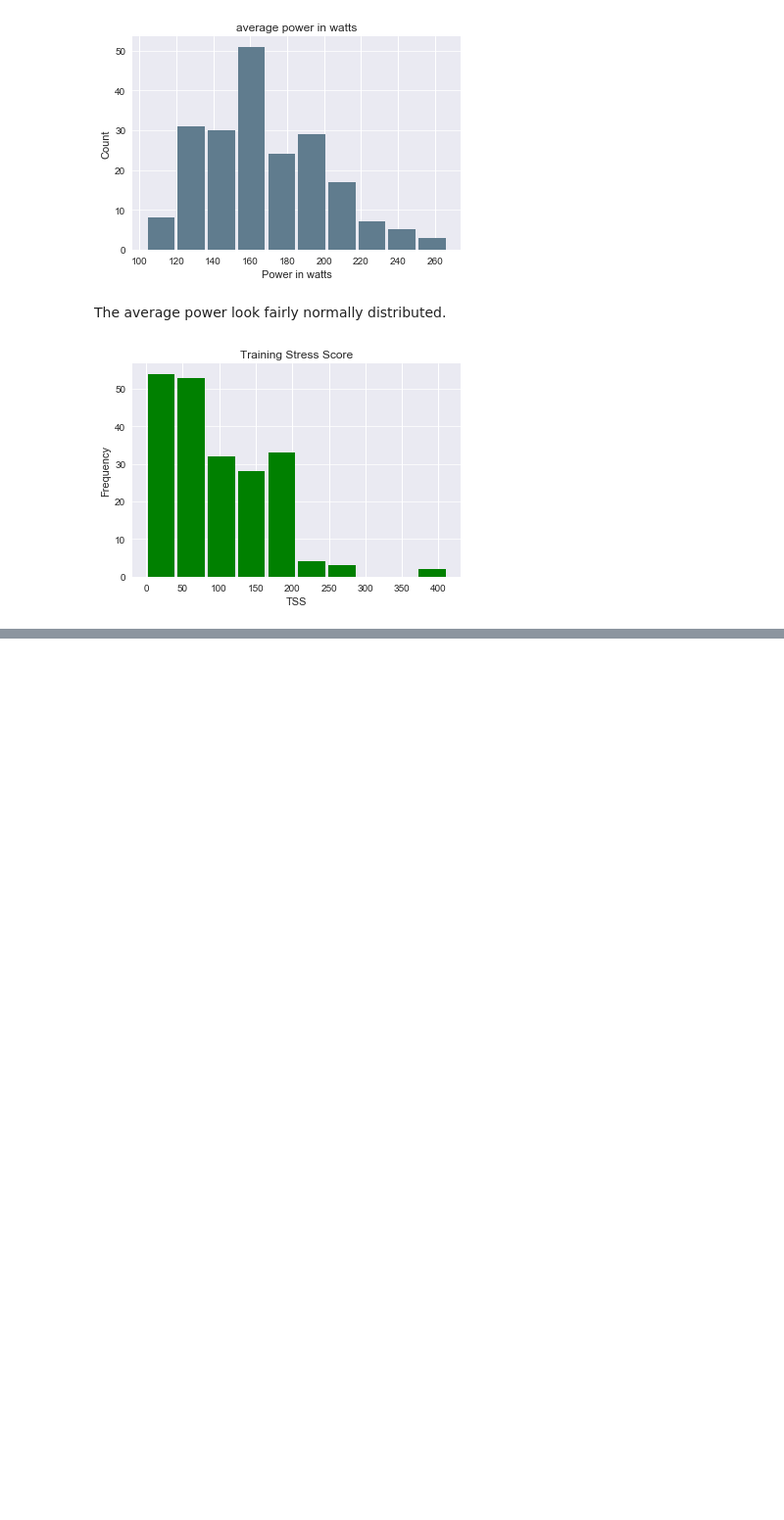
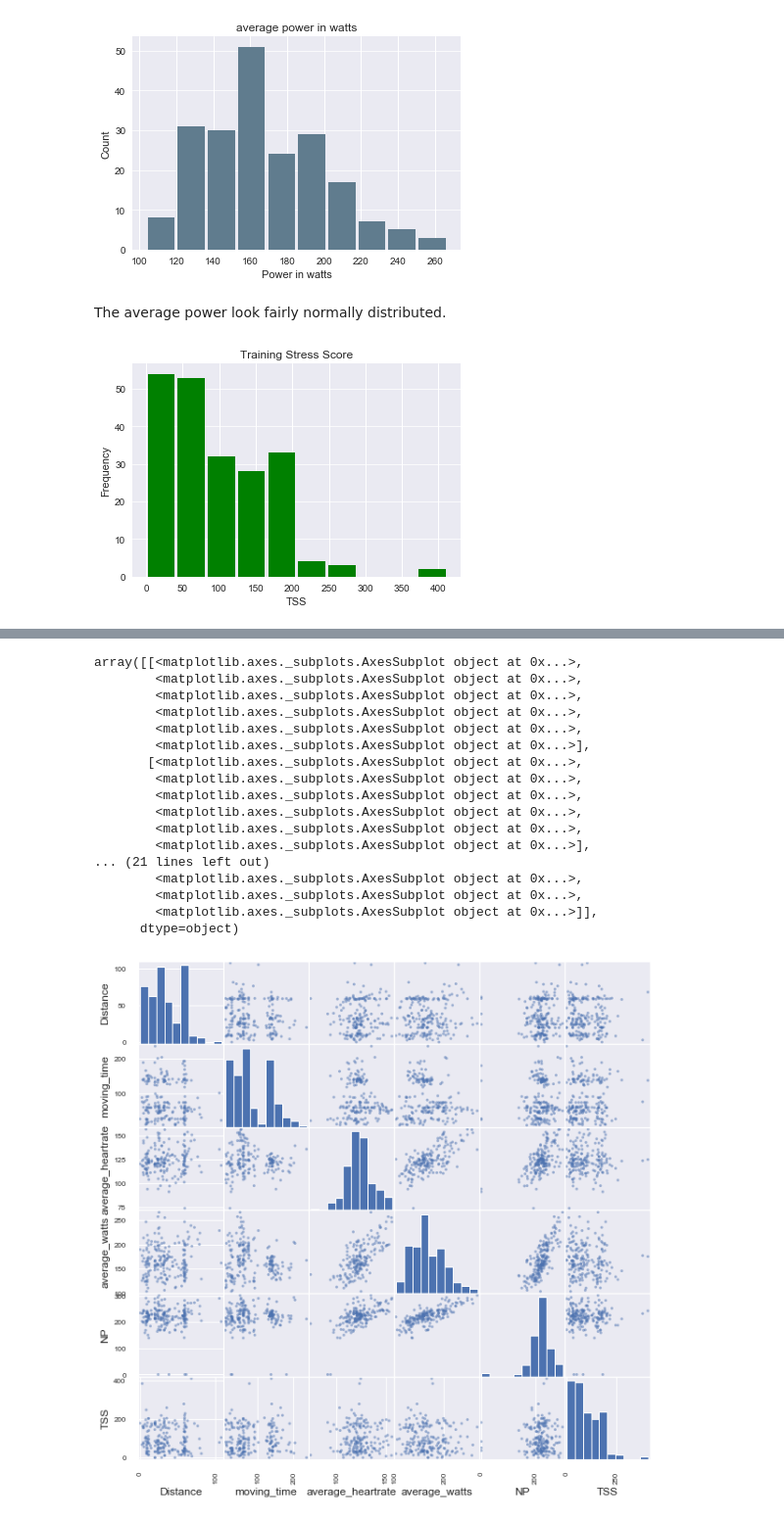
Before and after one commit to fracomp/datascience, a Jupyter notebook: Portfolio 1.ipynb, the cells around one changed output, grey strips where cells are left out. Shown: that part at 98% size. Cells and saved outputs as stored; diff of their text form; code cells hidden in the pictures; blank space fills up the shorter version.

```diff
--- a/Portfolio 1.ipynb
+++ b/Portfolio 1.ipynb
@@ -205,0 +249,22 @@ plt.grid(axis='y', alpha=0.75)
+# %%
+from pandas.plotting import scatter_matrix
+scatter_matrix(cd_exp, alpha = 0.5, figsize = (10, 10), diagonal = 'hist')
+# %% [output]
+array([[<matplotlib.axes._subplots.AxesSubplot object at 0x...>,
+        <matplotlib.axes._subplots.AxesSubplot object at 0x...>,
+        <matplotlib.axes._subplots.AxesSubplot object at 0x...>,
+        <matplotlib.axes._subplots.AxesSubplot object at 0x...>,
+        <matplotlib.axes._subplots.AxesSubplot object at 0x...>,
+        <matplotlib.axes._subplots.AxesSubplot object at 0x...>],
+       [<matplotlib.axes._subplots.AxesSubplot object at 0x...>,
+        <matplotlib.axes._subplots.AxesSubplot object at 0x...>,
+        <matplotlib.axes._subplots.AxesSubplot object at 0x...>,
+        <matplotlib.axes._subplots.AxesSubplot object at 0x...>,
+        <matplotlib.axes._subplots.AxesSubplot object at 0x...>,
+        <matplotlib.axes._subplots.AxesSubplot object at 0x...>],
+... (21 lines left out)
+        <matplotlib.axes._subplots.AxesSubplot object at 0x...>,
+        <matplotlib.axes._subplots.AxesSubplot object at 0x...>,
+        <matplotlib.axes._subplots.AxesSubplot object at 0x...>]],
+      dtype=object)
+[figure, added]
```
Also changed, not shown: parts of 6 cells of this notebook.
